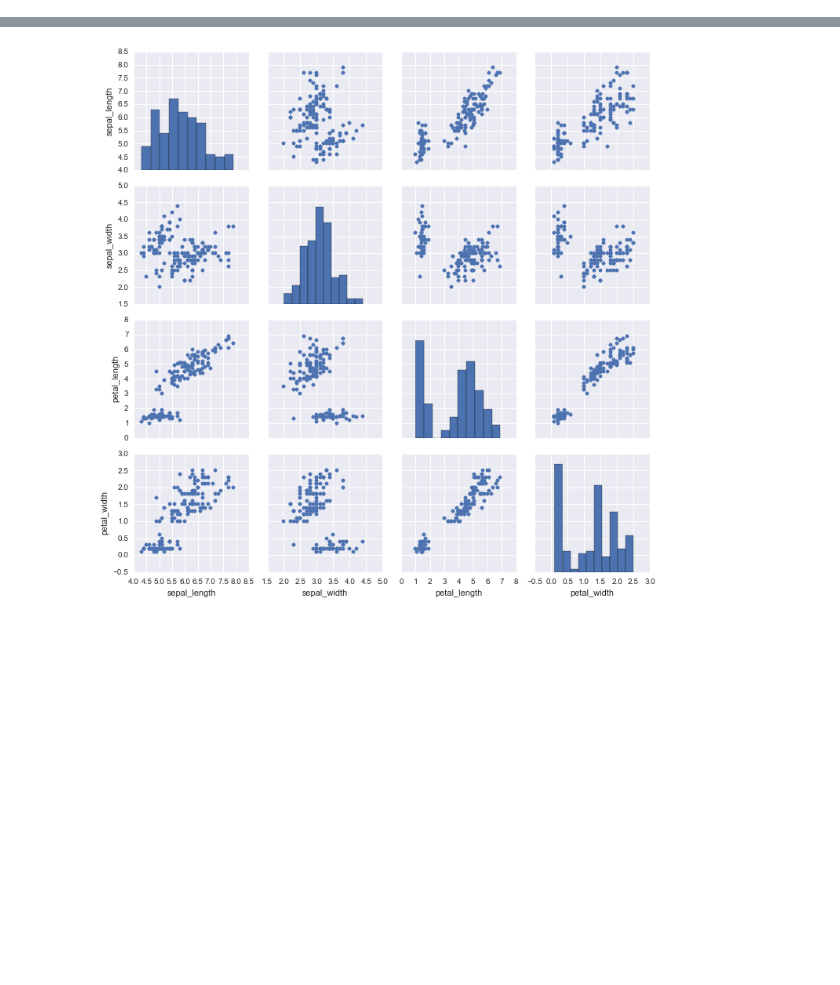
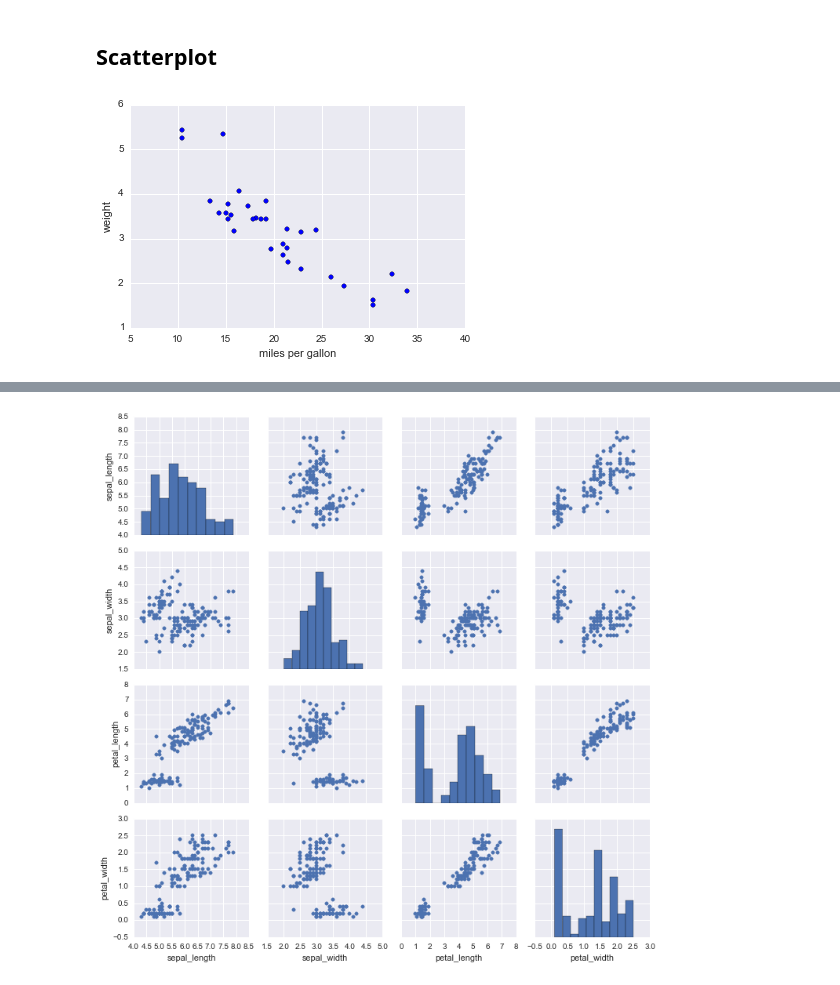
Before and after one commit to sgratzl/ipython-tutorial-VA2015, a Jupyter notebook: 03_Plotting.ipynb, the cells around one changed output, grey strips where cells are left out. Saved outputs shown, nothing was run; the diff lists cells and outputs as text; code cells hidden in the pictures; blank space fills up the shorter version.

Commit message:
work on plotting and machine learning

```diff
--- a/03_Plotting.ipynb
+++ b/03_Plotting.ipynb
@@ -28,0 +22,4 @@ sns.distplot(x);
+# %%
+#use a standard dataset of heterogenous data
+cars = pd.read_csv('data/mtcars.csv')
+cars.head()
@@ -28,0 +33,9 @@ sns.distplot(x);
+# %% [markdown]
+## Scatterplot
+# %%
+plt.scatter(x=cars['mpg'],y=cars['wt'])
+plt.xlabel('miles per gallon')
+plt.ylabel('weight')
+plt.show()
+# %% [output]
+[figure, added]
```
Also changed, not shown: parts of 14 cells of this notebook, 1 other file.
